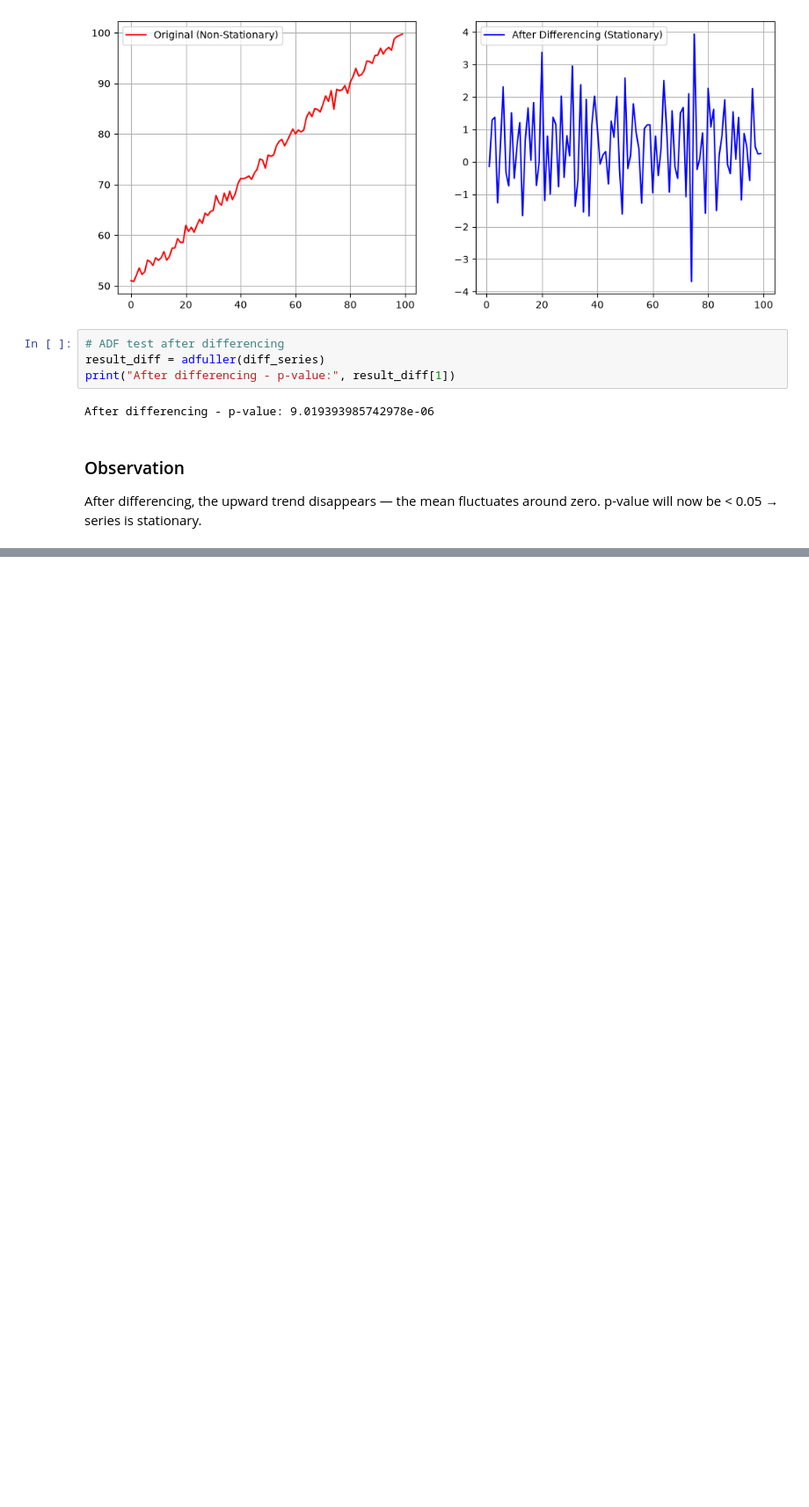
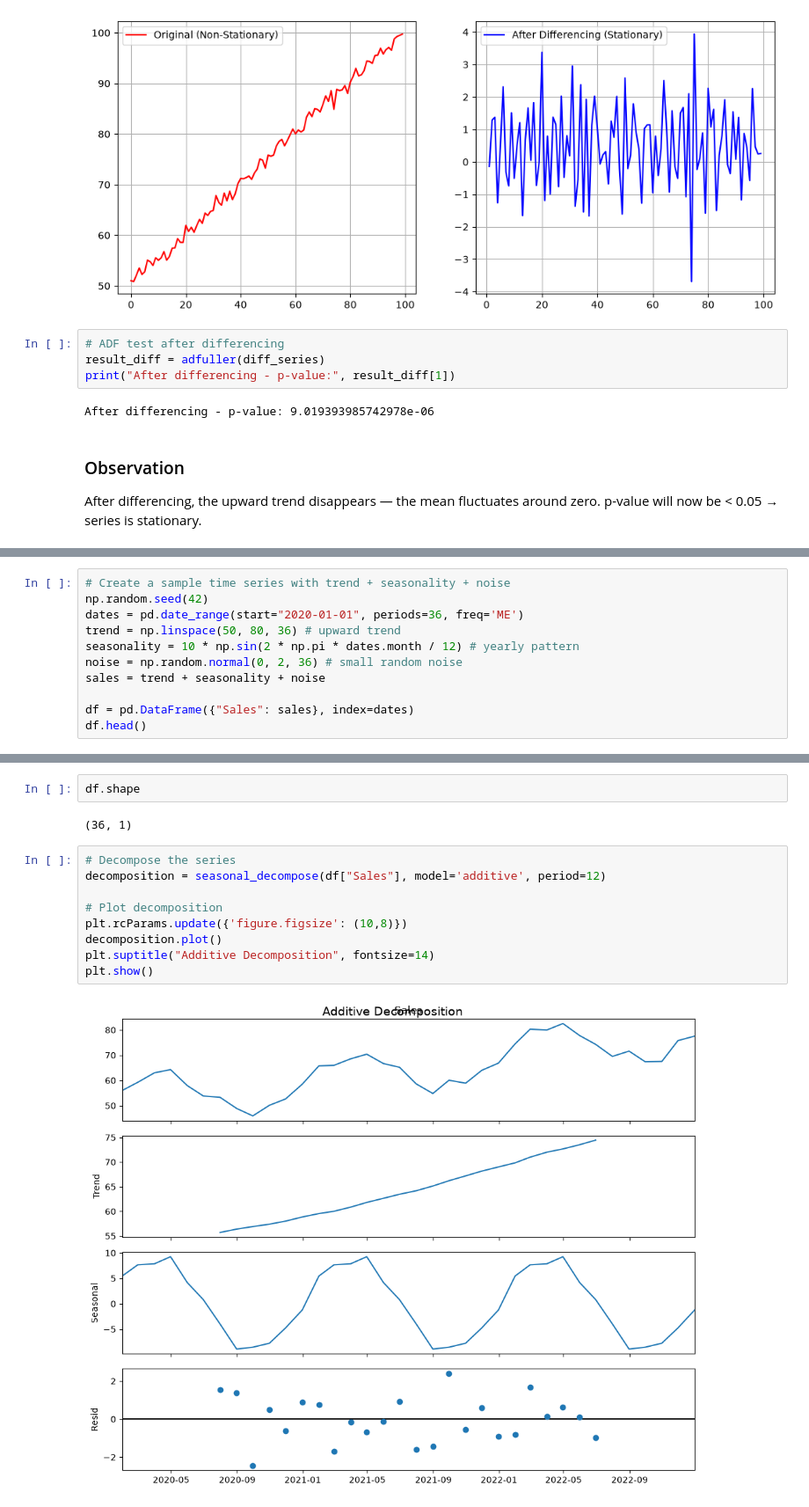
Before and after one commit to neeraj654123/Data-Science, a Jupyter notebook: Time Series Forecasting/04_stationarity.ipynb, the cells around one changed output, grey strips where cells are left out. Shown at 88% size. Cells and saved outputs as stored; diff of their text form; blank space fills up the shorter version.

Commit message:
Additive Model Decomposition

```diff
--- a/Time Series Forecasting/04_stationarity.ipynb
+++ b/Time Series Forecasting/04_stationarity.ipynb
@@ -183,0 +205,11 @@ p-value will now be < 0.05 → series is stationary.
+# %%
+# Create a sample time series with trend + seasonality + noise
+np.random.seed(42)
+dates = pd.date_range(start="2020-01-01", periods=36, freq='ME')
+trend = np.linspace(50, 80, 36) # upward trend
+seasonality = 10 * np.sin(2 * np.pi * dates.month / 12) # yearly pattern
+noise = np.random.normal(0, 2, 36) # small random noise
+sales = trend + seasonality + noise
+
+df = pd.DataFrame({"Sales": sales}, index=dates)
+df.head()
@@ -183,0 +223,15 @@ p-value will now be < 0.05 → series is stationary.
+# %%
+df.shape
+# %% [output]
+(36, 1)
+# %%
+# Decompose the series
+decomposition = seasonal_decompose(df["Sales"], model='additive', period=12)
+
+# Plot decomposition
+plt.rcParams.update({'figure.figsize': (10,8)})
+decomposition.plot()
+plt.suptitle("Additive Decomposition", fontsize=14)
+plt.show()
+# %% [output]
+[figure, added]
```
Also changed, not shown: parts of 5 cells of this notebook.
